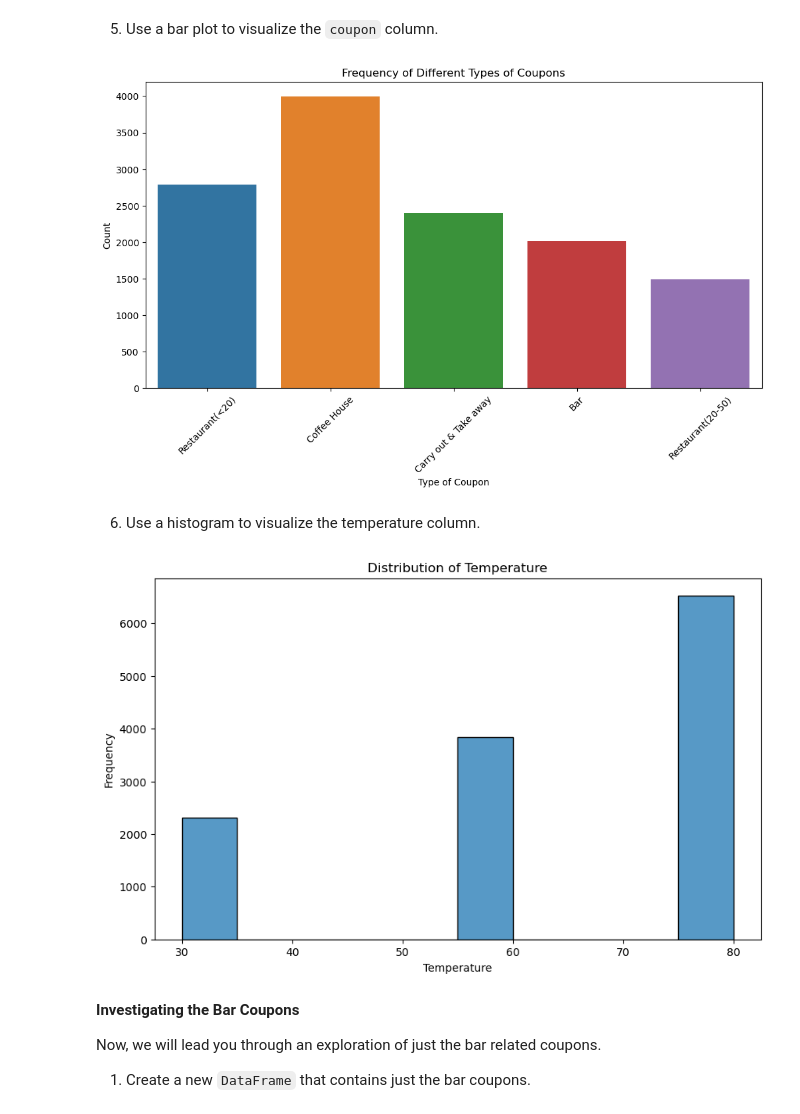
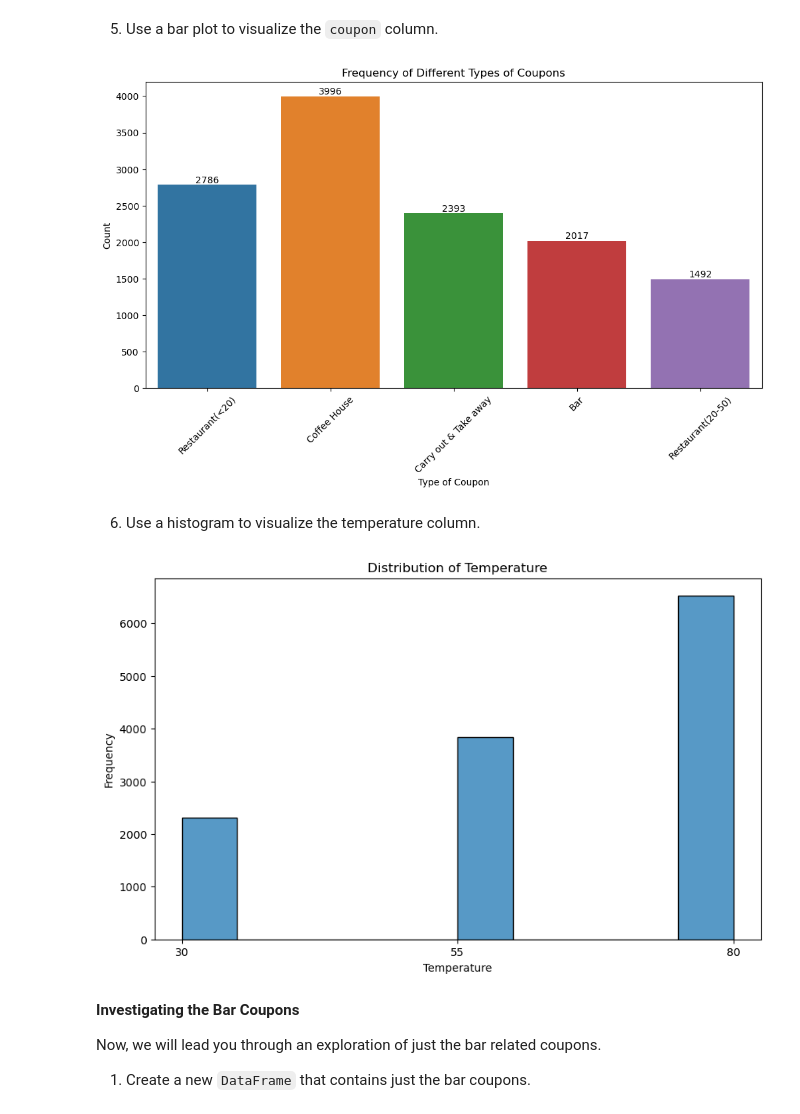
Before and after one commit to mickgram/Practical-Application-Assignment-5.1, a Jupyter notebook: prompt.ipynb, the cells around one changed output. Saved outputs shown, nothing was run; the diff lists cells and outputs as text; code cells hidden in the pictures.

```diff
--- a/prompt.ipynb
+++ b/prompt.ipynb
@@ -164,18 +159,20 @@ print(np.round(data_proportion_coupon_accepted,2),'% accepted the coupon.')
 # %%
 # plot size
 plt.figure(figsize=(12, 6))
 
 # seaborn countplot method
-sns.countplot(x='coupon', data=data)
+fig = sns.countplot(x='coupon', data=data)
+for container in fig.containers:
+  fig.bar_label(container)
 
 # adding titles, axis labels, rotation of x axis label:
 plt.title('Frequency of Different Types of Coupons')
 plt.xlabel('Type of Coupon')
 plt.ylabel('Count')
 plt.xticks(rotation=45)
 plt.show()
 # %% [output]
-[figure, old version]
+[figure, new version]
 # %% [markdown]
 6. Use a histogram to visualize the temperature column.
 # %%
@@ -186,7 +183,10 @@ plt.figure(figsize=(10, 6))
 bin_values = list(range(30,85,5))
 
 # seaborn histogram
-sns.histplot(data['temperature'], bins=bin_values)
+ax = sns.histplot(data['temperature'], bins=bin_values)
+
+# define values on x axis
+plt.xticks([30, 55, 80])
 
 # adding titles and axis labels
 plt.title('Distribution of Temperature')
@@ -195,12 +195,8 @@ plt.ylabel('Frequency')
 
 # Show the plot
 plt.show()
-
-#comment: a consideration would be to maybe convert 'temperature' in object type to get 3 more closely aligned bars.
-#         - i will not do this because I will like to show that submitted histogram shows that more counts towards warmer.
-# ??? look at ranges
 # %% [output]
-[figure, old version]
+[figure, new version]
 # %% [markdown]
 **Investigating the Bar Coupons**
 
```
Also changed, not shown: parts of 7 cells of this notebook.
